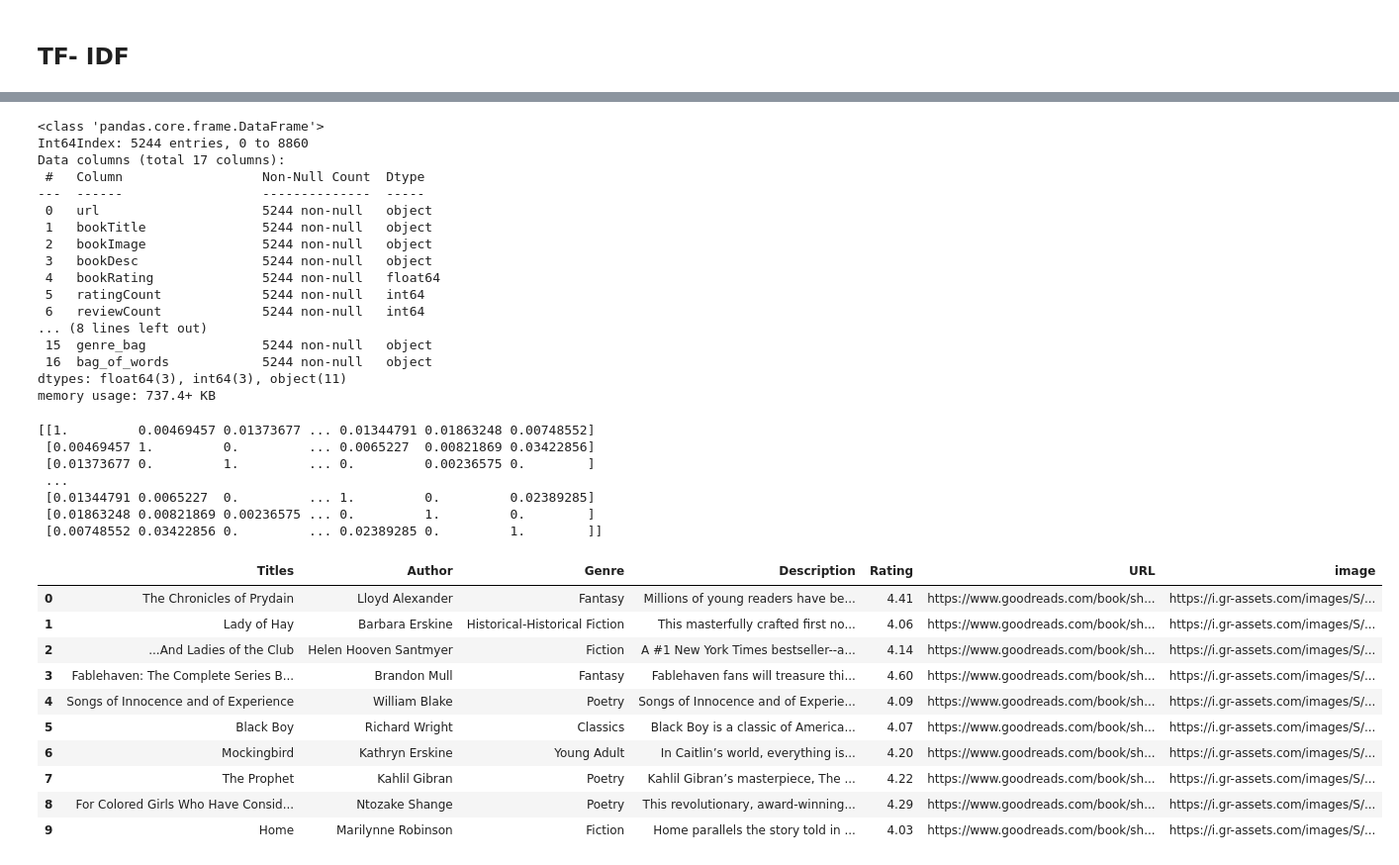
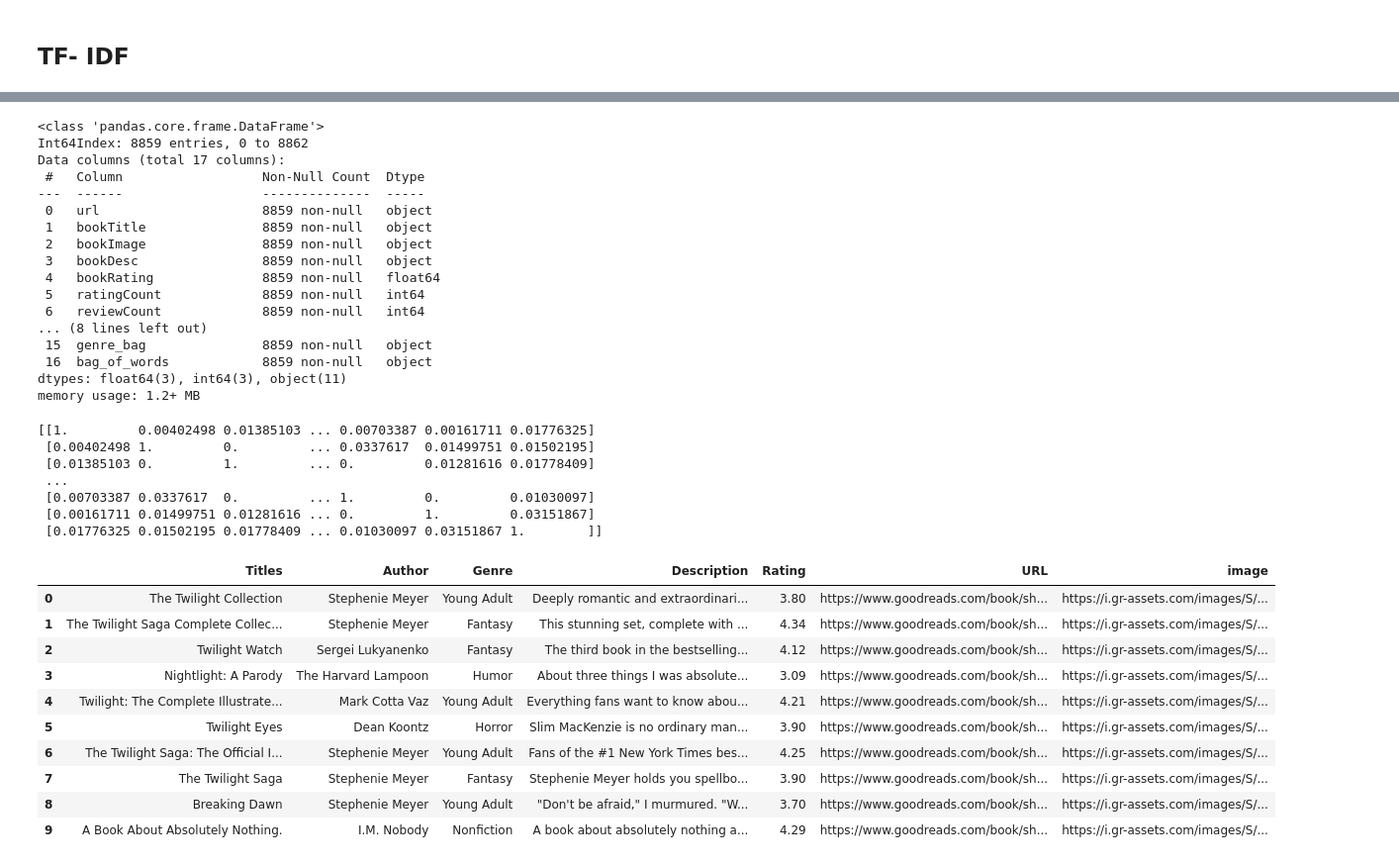
Before and after one commit to alvessab/project_4_book_rec, a Jupyter notebook: Machine Learning/nlp_recommender.ipynb, the cells around one changed output, grey strips where cells are left out. Shown: that part at 99% size. Saved outputs shown, nothing was run; the diff lists cells and outputs as text; code cells hidden in the pictures.

```diff
--- a/Machine Learning/nlp_recommender.ipynb
+++ b/Machine Learning/nlp_recommender.ipynb
@@ -135,28 +135,28 @@ from sklearn.metrics.pairwise import cosine_similarity
 from sklearn.metrics.pairwise import linear_kernel
 # %%
 #filter dataframe
-rating_min = 4.0
+rating_min = 3.0
 
 df_fil = df.loc[df['bookRating'] >= rating_min]
 df_fil.info()
 # %% [output]
 <class 'pandas.core.frame.DataFrame'>
-Int64Index: 5244 entries, 0 to 8860
+Int64Index: 8859 entries, 0 to 8862
 Data columns (total 17 columns):
  #   Column                  Non-Null Count  Dtype
 ---  ------                  --------------  -----
- 0   url                     5244 non-null   object
- 1   bookTitle               5244 non-null   object
- 2   bookImage               5244 non-null   object
- 3   bookDesc                5244 non-null   object
- 4   bookRating              5244 non-null   float64
- 5   ratingCount             5244 non-null   int64
- 6   reviewCount             5244 non-null   int64
+ 0   url                     8859 non-null   object
+ 1   bookTitle               8859 non-null   object
+ 2   bookImage               8859 non-null   object
+ 3   bookDesc                8859 non-null   object
+ 4   bookRating              8859 non-null   float64
+ 5   ratingCount             8859 non-null   int64
+ 6   reviewCount             8859 non-null   int64
 ... (8 lines left out)
- 15  genre_bag               5244 non-null   object
- 16  bag_of_words            5244 non-null   object
+ 15  genre_bag               8859 non-null   object
+ 16  bag_of_words            8859 non-null   object
 dtypes: float64(3), int64(3), object(11)
-memory usage: 737.4+ KB
+memory usage: 1.2+ MB
 # %%
 #https://practicaldatascience.co.uk/data-science/how-to-create-content-recommendations-using-tf-idf
 #bag of words is already made, but this will also down-weight common words that appear across documents
@@ -171,13 +171,13 @@ print(cosine_similarities)
 
 indices = pd.Series(df_fil['bookTitle'])
 # %% [output]
-[[1.         0.00469457 0.01373677 ... 0.01344791 0.01863248 0.00748552]
- [0.00469457 1.         0.         ... 0.0065227  0.00821869 0.03422856]
- [0.01373677 0.         1.         ... 0.         0.00236575 0.        ]
+[[1.         0.00402498 0.01385103 ... 0.00703387 0.00161711 0.01776325]
+ [0.00402498 1.         0.         ... 0.0337617  0.01499751 0.01502195]
+ [0.01385103 0.         1.         ... 0.         0.01281616 0.01778409]
  ...
- [0.01344791 0.0065227  0.         ... 1.         0.         0.02389285]
- [0.01863248 0.00821869 0.00236575 ... 0.         1.         0.        ]
- [0.00748552 0.03422856 0.         ... 0.02389285 0.         1.        ]]
+ [0.00703387 0.0337617  0.         ... 1.         0.         0.01030097]
+ [0.00161711 0.01499751 0.01281616 ... 0.         1.         0.03151867]
+ [0.01776325 0.01502195 0.01778409 ... 0.01030097 0.03151867 1.        ]]
 # %%
 #get recommendations based on tf-idf and cosine_similarities
 
@@ -218,16 +218,16 @@ def recommend_tf(bookTitle, cosine_similarities = cosine_similarities):
 
     return rec_df
 # %%
-recommend_tf('To Kill a Mockingbird')
+recommend_tf('Twilight')
 # %% [output]
 |  | Titles | Author | Genre | Description | Rating | URL | image |
-| 0 | The Chronicles of Prydain | Lloyd Alexander | Fantasy | Millions of young readers have be... | 4.41 | https://www.goodreads.com/book/sh... | https://i.gr-assets.com/images/S/... |
-| 1 | Lady of Hay | Barbara Erskine | Historical-Historical Fiction | This masterfully crafted first no... | 4.06 | https://www.goodreads.com/book/sh... | https://i.gr-assets.com/images/S/... |
-| 2 | ...And Ladies of the Club | Helen Hooven Santmyer | Fiction | A #1 New York Times bestseller--a... | 4.14 | https://www.goodreads.com/book/sh... | https://i.gr-assets.com/images/S/... |
-| 3 | Fablehaven: The Complete Series B... | Brandon Mull | Fantasy | Fablehaven fans will treasure thi... | 4.60 | https://www.goodreads.com/book/sh... | https://i.gr-assets.com/images/S/... |
-| 4 | Songs of Innocence and of Experience | William Blake | Poetry | Songs of Innocence and of Experie... | 4.09 | https://www.goodreads.com/book/sh... | https://i.gr-assets.com/images/S/... |
-| 5 | Black Boy | Richard Wright | Classics | Black Boy is a classic of America... | 4.07 | https://www.goodreads.com/book/sh... | https://i.gr-assets.com/images/S/... |
-| 6 | Mockingbird | Kathryn Erskine | Young Adult | In Caitlin’s world, everything is... | 4.20 | https://www.goodreads.com/book/sh... | https://i.gr-assets.com/images/S/... |
-| 7 | The Prophet | Kahlil Gibran | Poetry | Kahlil Gibran’s masterpiece, The ... | 4.22 | https://www.goodreads.com/book/sh... | https://i.gr-assets.com/images/S/... |
-| 8 | For Colored Girls Who Have Consid... | Ntozake Shange | Poetry | This revolutionary, award-winning... | 4.29 | https://www.goodreads.com/book/sh... | https://i.gr-assets.com/images/S/... |
-| 9 | Home | Marilynne Robinson | Fiction | Home parallels the story told in ... | 4.03 | https://www.goodreads.com/book/sh... | https://i.gr-assets.com/images/S/... |
+| 0 | The Twilight Collection | Stephenie Meyer | Young Adult | Deeply romantic and extraordinari... | 3.80 | https://www.goodreads.com/book/sh... | https://i.gr-assets.com/images/S/... |
+| 1 | The Twilight Saga Complete Collec... | Stephenie Meyer | Fantasy | This stunning set, complete with ... | 4.34 | https://www.goodreads.com/book/sh... | https://i.gr-assets.com/images/S/... |
+| 2 | Twilight Watch | Sergei Lukyanenko | Fantasy | The third book in the bestselling... | 4.12 | https://www.goodreads.com/book/sh... | https://i.gr-assets.com/images/S/... |
+| 3 | Nightlight: A Parody | The Harvard Lampoon | Humor | About three things I was absolute... | 3.09 | https://www.goodreads.com/book/sh... | https://i.gr-assets.com/images/S/... |
+| 4 | Twilight: The Complete Illustrate... | Mark Cotta Vaz | Young Adult | Everything fans want to know abou... | 4.21 | https://www.goodreads.com/book/sh... | https://i.gr-assets.com/images/S/... |
+| 5 | Twilight Eyes | Dean Koontz | Horror | Slim MacKenzie is no ordinary man... | 3.90 | https://www.goodreads.com/book/sh... | https://i.gr-assets.com/images/S/... |
+| 6 | The Twilight Saga: The Official I... | Stephenie Meyer | Young Adult | Fans of the #1 New York Times bes... | 4.25 | https://www.goodreads.com/book/sh... | https://i.gr-assets.com/images/S/... |
+| 7 | The Twilight Saga | Stephenie Meyer | Fantasy | Stephenie Meyer holds you spellbo... | 3.90 | https://www.goodreads.com/book/sh... | https://i.gr-assets.com/images/S/... |
+| 8 | Breaking Dawn | Stephenie Meyer | Young Adult | "Don't be afraid," I murmured. "W... | 3.70 | https://www.goodreads.com/book/sh... | https://i.gr-assets.com/images/S/... |
+| 9 | A Book About Absolutely Nothing. | I.M. Nobody | Nonfiction | A book about absolutely nothing a... | 4.29 | https://www.goodreads.com/book/sh... | https://i.gr-assets.com/images/S/... |
```
Also changed, not shown: 6 other files.
